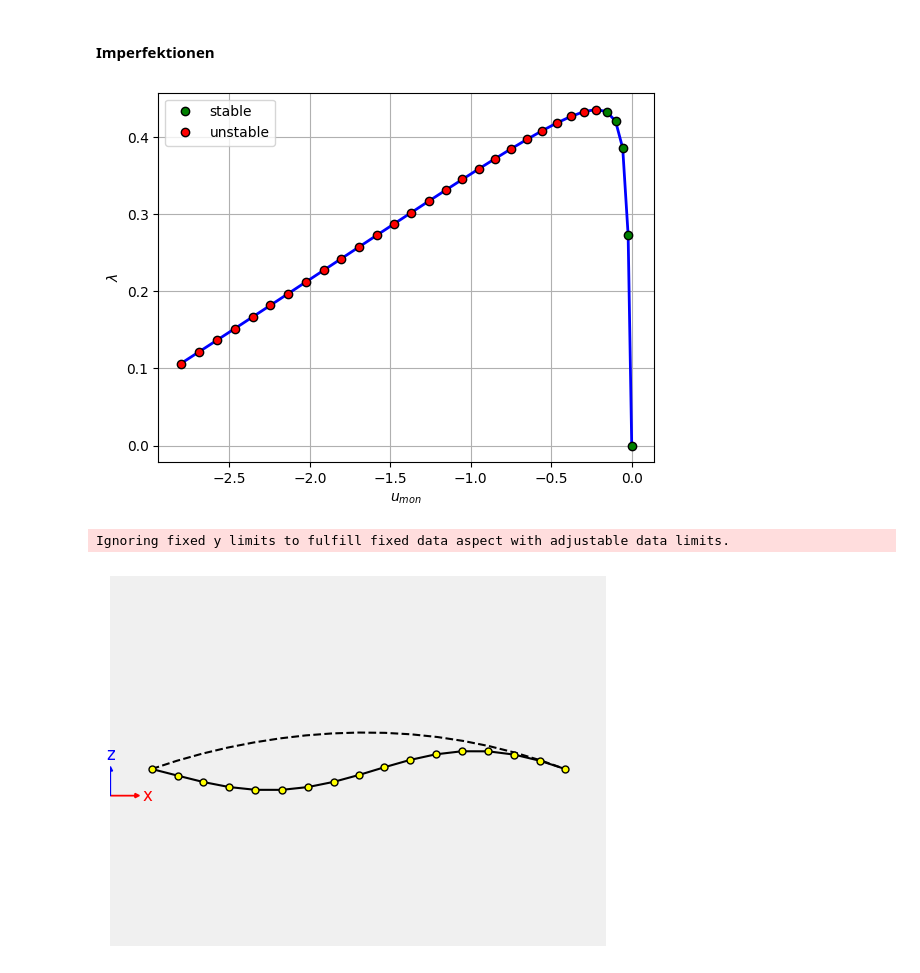
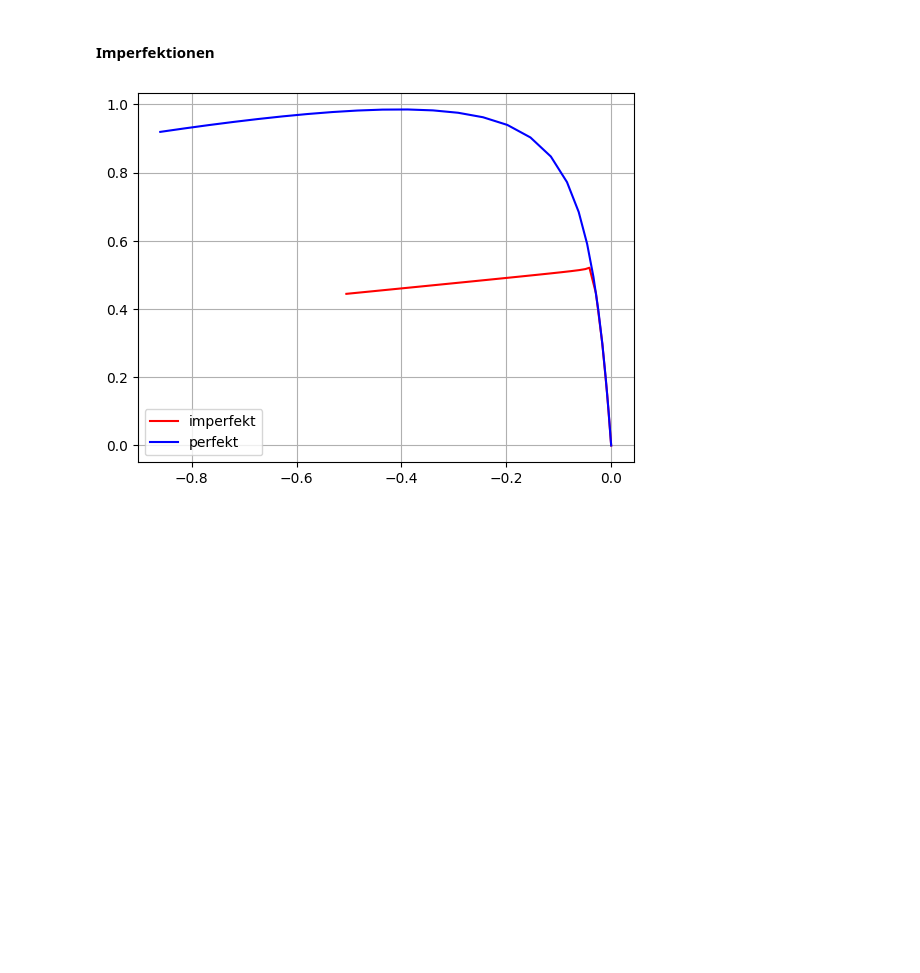
Before and after one commit to FJFalkner/Geometric_Nonlinear_FEM_2D, a Jupyter notebook: stability_circular_arch.ipynb, the cells around one changed output. Cells and saved outputs as stored; diff of their text form; code cells hidden in the pictures; blank space fills up the shorter version.

Commit message:
Cont'd on stability_circular_arch

```diff
--- a/stability_circular_arch.ipynb
+++ b/stability_circular_arch.ipynb
@@ -37,7 +42,12 @@ I = b * h**3 / 12           # Flächenträgheitsmoment in m^4
 # %%
+# analytische kritische Last
 pk = p_k(E,I,R,alpha)
-F0 = 0.1*pk
-mesh = GNLexamples.shallowArch(loadCase = "pressure", n = 14, R = R, alpha = alpha, F = F0, b = b, h = h, elType = B2D_SR_ML)
+# (beliebige) Referenzlast
+p0 = 0.1*pk
+# Anzahl der Elemente
+numEl = 16
+# Diskretisierung
+mesh = GNLexamples.shallowArch(loadCase = "pressure", n = numEl, R = R, alpha = alpha, F = p0, b = b, h = h, elType = B2D_SR_ML)
 mesh.plotMesh()
 # %% [output]
 Ignoring fixed y limits to fulfill fixed data aspect with adjustable data limits.
@@ -49,6 +59,6 @@ Es wird die Belastung inkrementweise aufgebracht und der Gleichgewichtszustand f
 # %%
 # Berechung der nichtlinearen Strukturantwort
-sol = FEMsolve.LoadCon(mesh, numInc = 10, pOut=True)
+sol = FEMsolve.LoadCon(mesh, numInc = 5)
 # plot der Last-Verformungskurve (Vertikalverschiebung des Scheitels)
 sol.plotMonitor()
 # plotten der Verschiebung (Skalierung 200)
@@ -115,22 +114,22 @@ nEl = np.array([2, 4, 6, 8, 10, 12, 14, 16], dtype=int)
 # %%
 # Konvergenzstudie
 # Referenzbelastung
-Fr = 1E-1*pk
+F0 = 1E-1*pk
 
 lambdaCrit = []
 
 for n in nEl:
     # create mesh
-    mesh = GNLexamples.shallowArch(loadCase="pressure", n=n, R=R, alpha=alpha, F=Fr, b=b, h=h, elType=B2D_SR_ML)
+    mesh_C = GNLexamples.shallowArch(loadCase="pressure", n=n, R=R, alpha=alpha, F=F0, b=b, h=h, elType=B2D_SR_ML)
     # solve
-    sol = FEMsolve.LoadCon(mesh, numInc=2)
+    sol_C = FEMsolve.LoadCon(mesh_C, numInc=2)
     # linearized buckling analysis
-    buckling = FEMsolve.linBuckling(mesh, sol.u, numModes=1)
+    buckling_C = FEMsolve.linBuckling(mesh_C, sol_C.u, numModes=1)
     # store critical load factor
-    lambdaCrit.append(buckling.LambdaCrit[0])
+    lambdaCrit.append(buckling_C.LambdaCrit[0])
 
 # plot results
-results = np.array([nEl, Fr * np.array(lambdaCrit)]).T
+results = np.array([nEl, F0 * np.array(lambdaCrit)]).T
 rel_error = (results[:,1] - pk) / pk
 
 bars = plt.bar(results[:,0], results[:,1], width=1.5)
@@ -148,11 +147,11 @@ plt.show()
 # %% [markdown]
 ## Nachbeulverhalten
 # %%
-Fr = 2*pk
-mesh_postB = GNLexamples.shallowArch(loadCase="pressure", n=16, R=R, alpha=alpha, F=Fr, b=b, h=h, elType=B2D_SR_ML)
+F0 = 2*pk
+mesh_postB = GNLexamples.shallowArch(loadCase="pressure", n = 16, R=R, alpha=alpha, F=F0, b=b, h=h, elType=B2D_SR_ML)
 sol_postB = FEMsolve.LoadCon(mesh_postB, numInc=20)
 sol_postB.plotMonitor()
-mesh_postB.plotDisplacement(sol_postB.u, scale=5)
+mesh_postB.plotDisplacement(sol_postB.u)
 # %% [output]
 *******************
  ITERATION FAILED!
@@ -169,23 +168,20 @@ sol_postB_arcL.plotMonitor()
 # %% [markdown]
 #### Imperfektionen
 # %%
-import copy
-
 mesh_imp = copy.deepcopy(mesh_postB)
 
-mesh_imp.imperfection(buckling.buckModes[:,0], scale = 0.05)
+mesh_imp.imperfection(buckling.buckModes[:,0], scale = 0.001)
 
-sol_postB_imp = FEMsolve.arcL(mesh_imp, numInc = 30, Lambda0 = 1.0)
+sol_postB_imp = FEMsolve.arcL(mesh_imp, numInc = 20, Lambda0 = 1.5)
 
-sol_postB_imp.plotMonitor()
+#sol_postB_imp.plotMonitor()
 
-mesh_imp.plotDisplacement(sol_postB_imp.u)
+#mesh_imp.plotDisplacement(sol_postB_imp.u)
 
-plt.plot(sol_postB_imp.monVal[:,1], sol_postB_imp.monVal[:,0])
-plt.plot(sol_postB_arcL.monVal[:,1], sol_postB_arcL.monVal[:,0])
+plt.plot(sol_postB_imp.monVal[:,1], sol_postB_imp.monVal[:,0], 'r', label='imperfekt')
+plt.plot(sol_postB_arcL.monVal[:,1], sol_postB_arcL.monVal[:,0],'b', label='perfekt')
 plt.grid()
+plt.legend()
 plt.show()
 # %% [output]
-[figure, old version]
+[figure, new version]
-Ignoring fixed y limits to fulfill fixed data aspect with adjustable data limits.
-[figure, removed]
```
Also changed, not shown: parts of 14 cells of this notebook.
